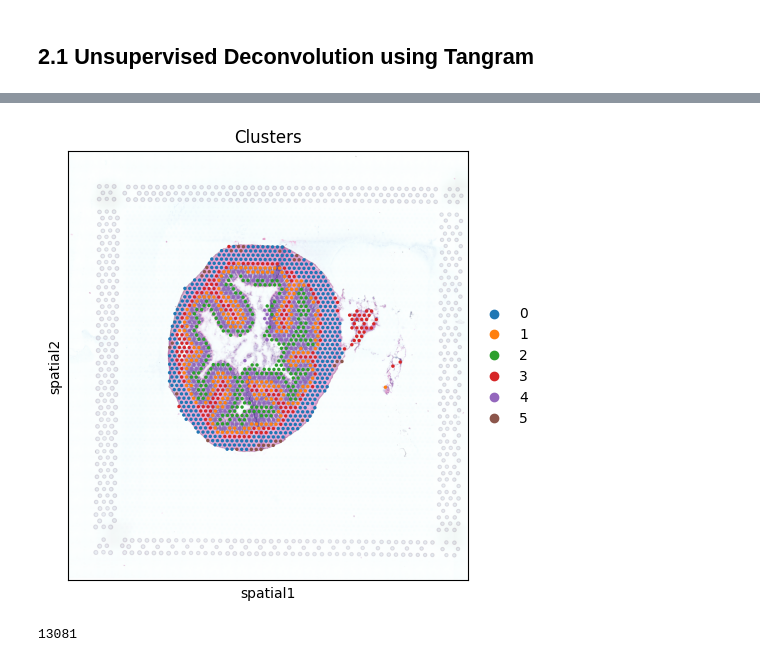
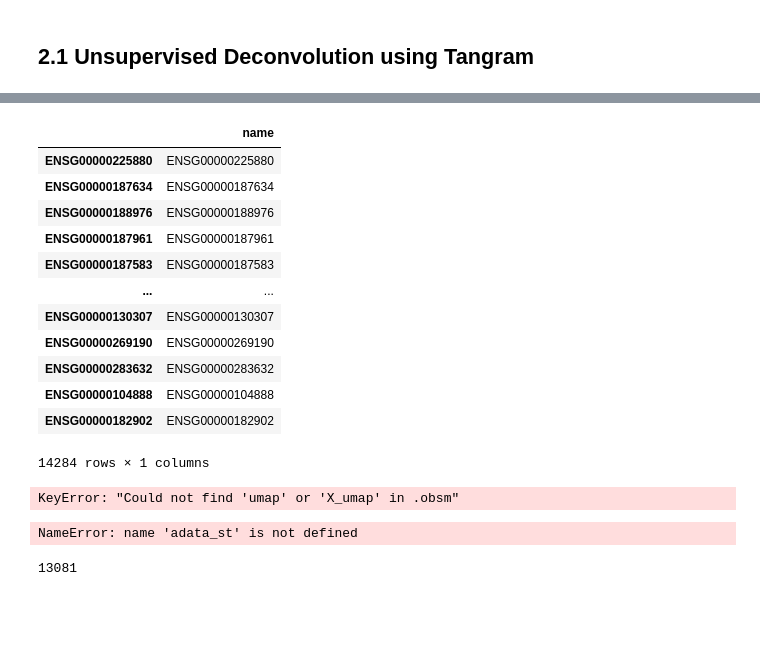
Before and after one commit to ThorstenCodes/spatial-transcriptomics-demo, a Jupyter notebook: dataset2_python/scripts/Deconvolution.ipynb, the cells around one changed output, grey strips where cells are left out. Drawn from its saved outputs; the diff is of its cells as text; code cells hidden in the pictures; blank space fills up the shorter version.

```diff
--- a/dataset2_python/scripts/Deconvolution.ipynb
+++ b/dataset2_python/scripts/Deconvolution.ipynb
@@ -27,9 +83,29 @@ adata = sc.read_h5ad('./results/preprocessed.h5ad')
+# %%
+adata_sc.var
+# %% [output]
+|  | name |
+| ENSG00000225880 | ENSG00000225880 |
+| ENSG00000187634 | ENSG00000187634 |
+| ENSG00000188976 | ENSG00000188976 |
+| ENSG00000187961 | ENSG00000187961 |
+| ENSG00000187583 | ENSG00000187583 |
+| ... | ... |
+| ENSG00000130307 | ENSG00000130307 |
+| ENSG00000269190 | ENSG00000269190 |
+| ENSG00000283632 | ENSG00000283632 |
+| ENSG00000104888 | ENSG00000104888 |
+| ENSG00000182902 | ENSG00000182902 |
+14284 rows × 1 columns
+# %%
+sc.pl.umap(adata_sc, color="cell_subclass", size=10, frameon=False, show=False)
+# %% [output]
+KeyError: "Could not find 'umap' or 'X_umap' in .obsm"
 # %%
 # Let's shortly plot our image again
-adata.uns.pop('Clusters_colors')
-sq.pl.spatial_scatter(adata, color="Clusters")
+adata_st.uns.pop('Clusters_colors')
+sq.pl.spatial_scatter(adata_st, color="Clusters")
 # %% [output]
-[figure, removed]
+NameError: name 'adata_st' is not defined
 # %%
 markers = sc.get.rank_genes_groups_df(adata, adata.obs['Clusters'].unique())
 markers = markers[['group','names']]
```
Also changed, not shown: parts of 12 cells of this notebook, 1 other file.
